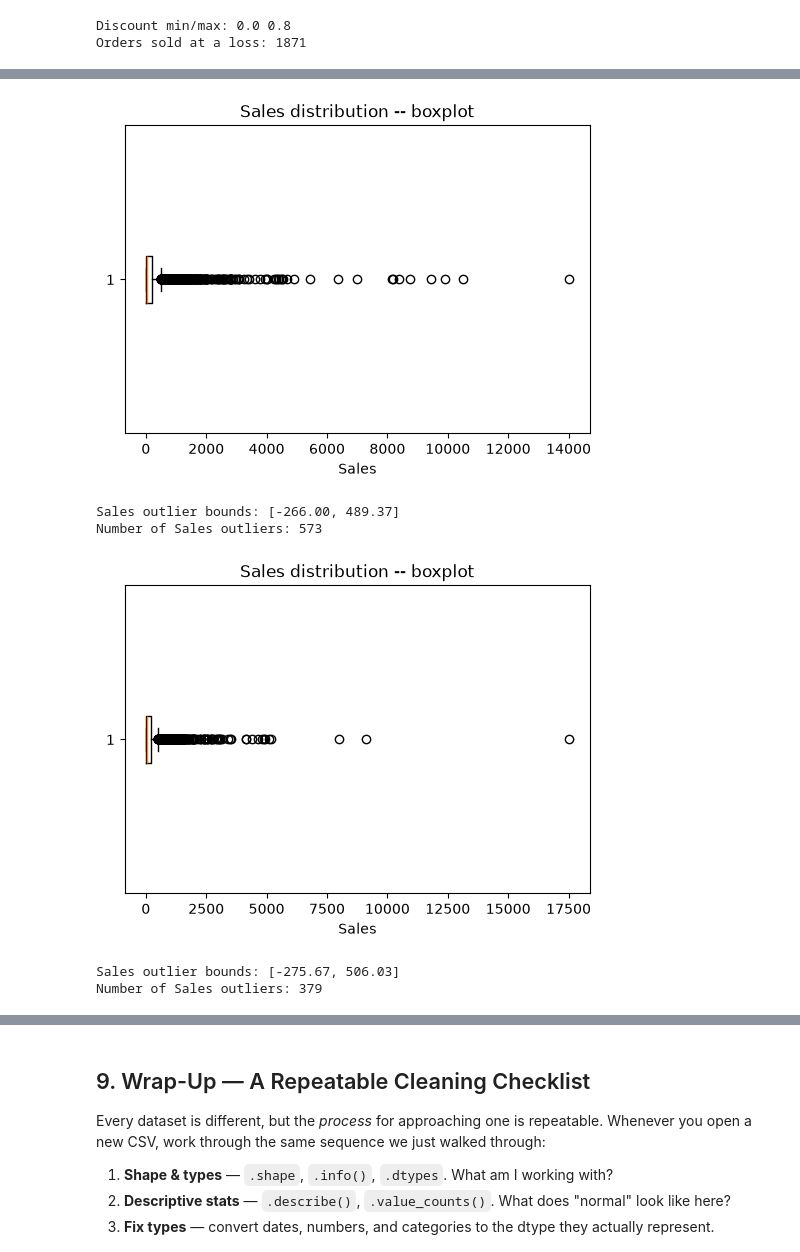
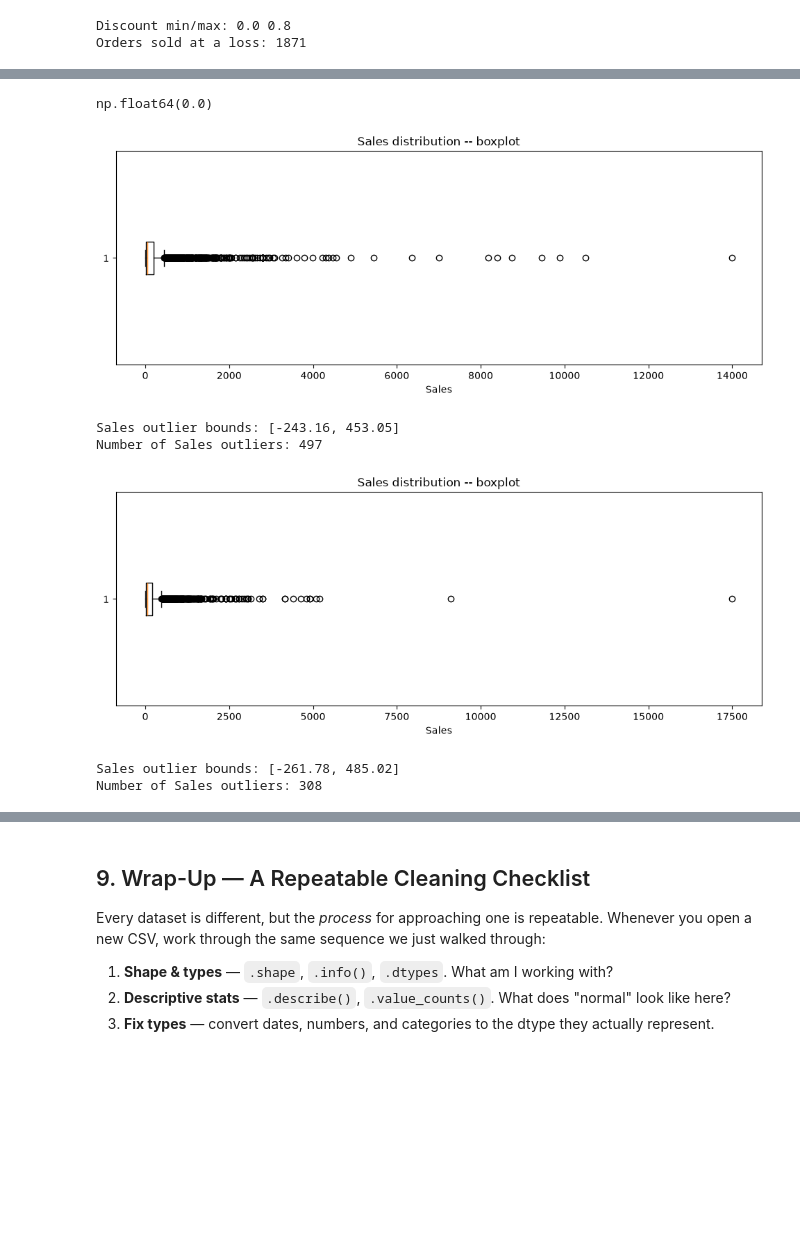
Before and after one commit to wmouhammed2016/data_exploring_cleaning, a Jupyter notebook: exploring_cleaning_data.ipynb, the cells around one changed output, grey strips where cells are left out. Cells and saved outputs as stored; diff of their text form; code cells hidden in the pictures; blank space fills up the shorter version.

```diff
--- a/exploring_cleaning_data.ipynb
+++ b/exploring_cleaning_data.ipynb
@@ -723,6 +809,11 @@ Orders sold at a loss: 1871
 # %%
-consumer_sales = df_raw[df_raw["Segment"] == 'Consumer']
-corporate_sales = df_raw[df_raw["Segment"] == 'Corporate']
-home_office_sales = df_raw[df_raw["Segment"] == 'Home Office']
-home_office_sales.head()
+consumer_mask = ((df_raw["Segment"] == 'Consumer') & (df_raw["Profit"] >= 0))
+corporate_mask = ((df_raw["Segment"] == 'Corporate') & (df_raw["Profit"] >= 0))
+home_office_mask = ((df_raw["Segment"] == 'Home Office') & (df_raw["Profit"] >= 0))
+
+consumer_sales = df_raw[consumer_mask]
+corporate_sales = df_raw[corporate_mask]
+home_office_sales = df_raw[home_office_mask]
+
+print(consumer_sales.shape, corporate_sales.shape, home_office_sales.shape)
 # %% [output]
@@ -736,12 +821,16 @@ home_office_sales.head()
+# %%
+home_office_sales["Profit"].min()
+# %% [output]
+np.float64(0.0)
 # %%
 # Visual check for outliers in Sales using a boxplot
-plt.figure(figsize=(6, 4))
+plt.figure(figsize=(12, 4))
 plt.boxplot(consumer_sales["Sales"], orientation="horizontal")
 plt.title("Sales distribution -- boxplot")
 plt.xlabel("Sales")
 plt.show()
 # %% [output]
-[figure, old version]
+[figure, new version]
 # %%
 # IQR method: flag numeric outliers beyond 1.5x the interquartile range
 q1 = consumer_sales["Sales"].quantile(0.25)
@@ -754,17 +843,17 @@ outliers = consumer_sales[(consumer_sales["Sales"] < lower_bound) | (consumer_sa
 print(f"Sales outlier bounds: [{lower_bound:.2f}, {upper_bound:.2f}]")
 print("Number of Sales outliers:", len(outliers))
 # %% [output]
-Sales outlier bounds: [-266.00, 489.37]
-Number of Sales outliers: 573
+Sales outlier bounds: [-243.16, 453.05]
+Number of Sales outliers: 497
 # %%
 # Visual check for outliers in Sales using a boxplot
-plt.figure(figsize=(6, 4))
+plt.figure(figsize=(12, 4))
 plt.boxplot(corporate_sales["Sales"], orientation="horizontal")
 plt.title("Sales distribution -- boxplot")
 plt.xlabel("Sales")
 plt.show()
 # %% [output]
-[figure, old version]
+[figure, new version]
 # %%
 # IQR method: flag numeric outliers beyond 1.5x the interquartile range
 q1 = corporate_sales["Sales"].quantile(0.25)
@@ -777,7 +866,7 @@ outliers = corporate_sales[(corporate_sales["Sales"] < lower_bound) | (corporate
 print(f"Sales outlier bounds: [{lower_bound:.2f}, {upper_bound:.2f}]")
 print("Number of Sales outliers:", len(outliers))
 # %% [output]
-Sales outlier bounds: [-275.67, 506.03]
-Number of Sales outliers: 379
+Sales outlier bounds: [-261.78, 485.02]
+Number of Sales outliers: 308
 # %%
 # Visual check for outliers in Sales using a boxplot
```
Also changed, not shown: parts of 80 cells of this notebook, 1 other file.
